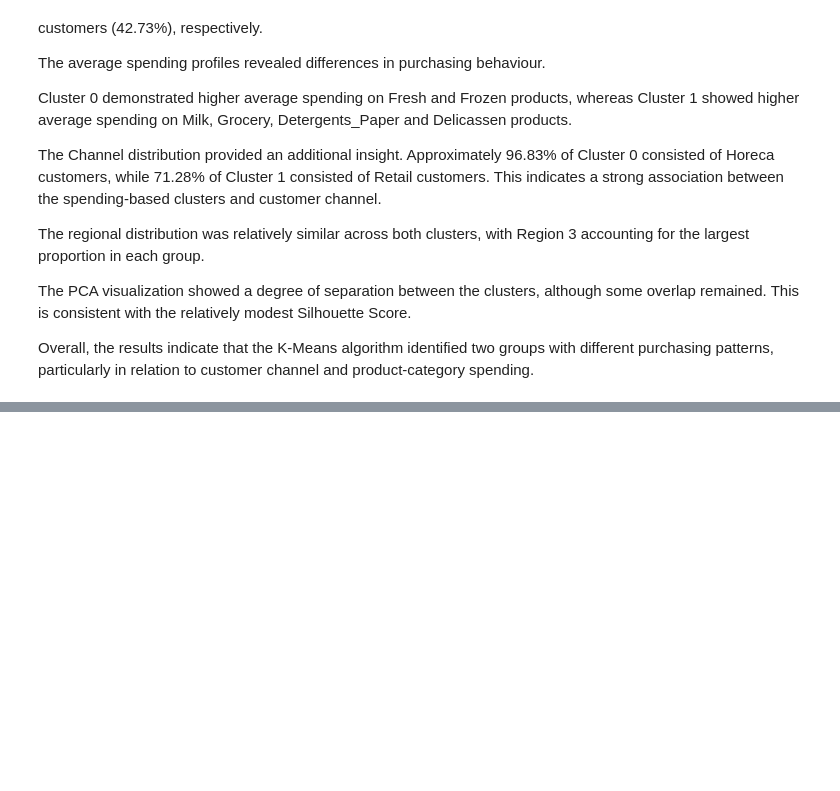
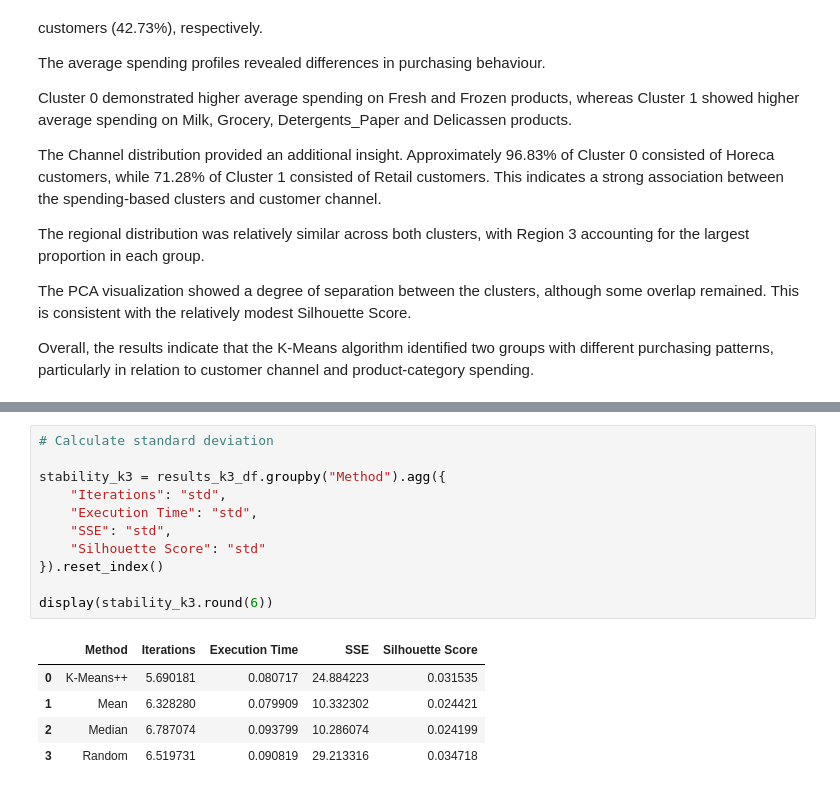
Before and after one commit to Aswini-Dileep/AI-ML-Project, a Jupyter notebook: AI_project.ipynb, the cells around one changed output, grey strips where cells are left out. Drawn from its saved outputs; the diff is of its cells as text; blank space fills up the shorter version.

```diff
--- a/AI_project.ipynb
+++ b/AI_project.ipynb
@@ -1983,0 +2135,17 @@ plt.show()
+# %%
+# Calculate standard deviation
+
+stability_k3 = results_k3_df.groupby("Method").agg({
+    "Iterations": "std",
+    "Execution Time": "std",
+    "SSE": "std",
+    "Silhouette Score": "std"
+}).reset_index()
+
+display(stability_k3.round(6))
+# %% [output]
+|  | Method | Iterations | Execution Time | SSE | Silhouette Score |
+| 0 | K-Means++ | 5.690181 | 0.080717 | 24.884223 | 0.031535 |
+| 1 | Mean | 6.328280 | 0.079909 | 10.332302 | 0.024421 |
+| 2 | Median | 6.787074 | 0.093799 | 10.286074 | 0.024199 |
+| 3 | Random | 6.519731 | 0.090819 | 29.213316 | 0.034718 |
```
Also changed, not shown: parts of 21 cells of this notebook.
